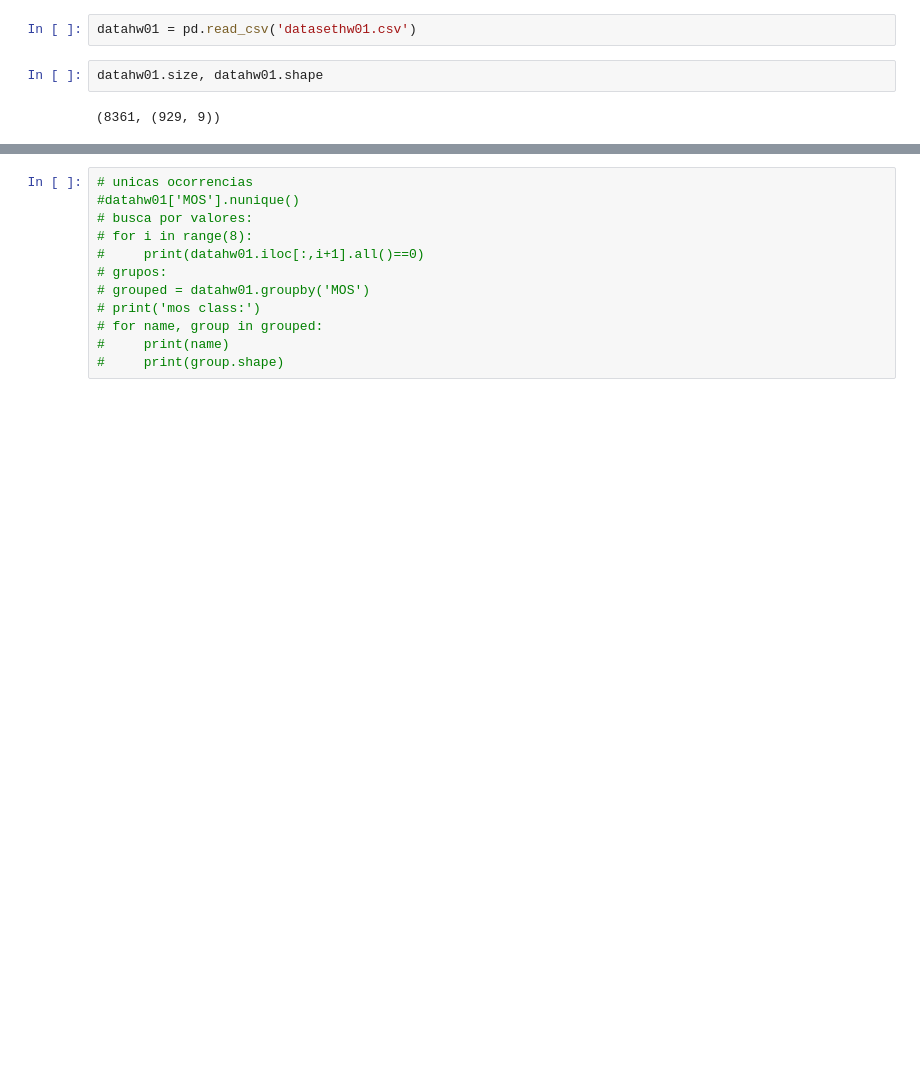
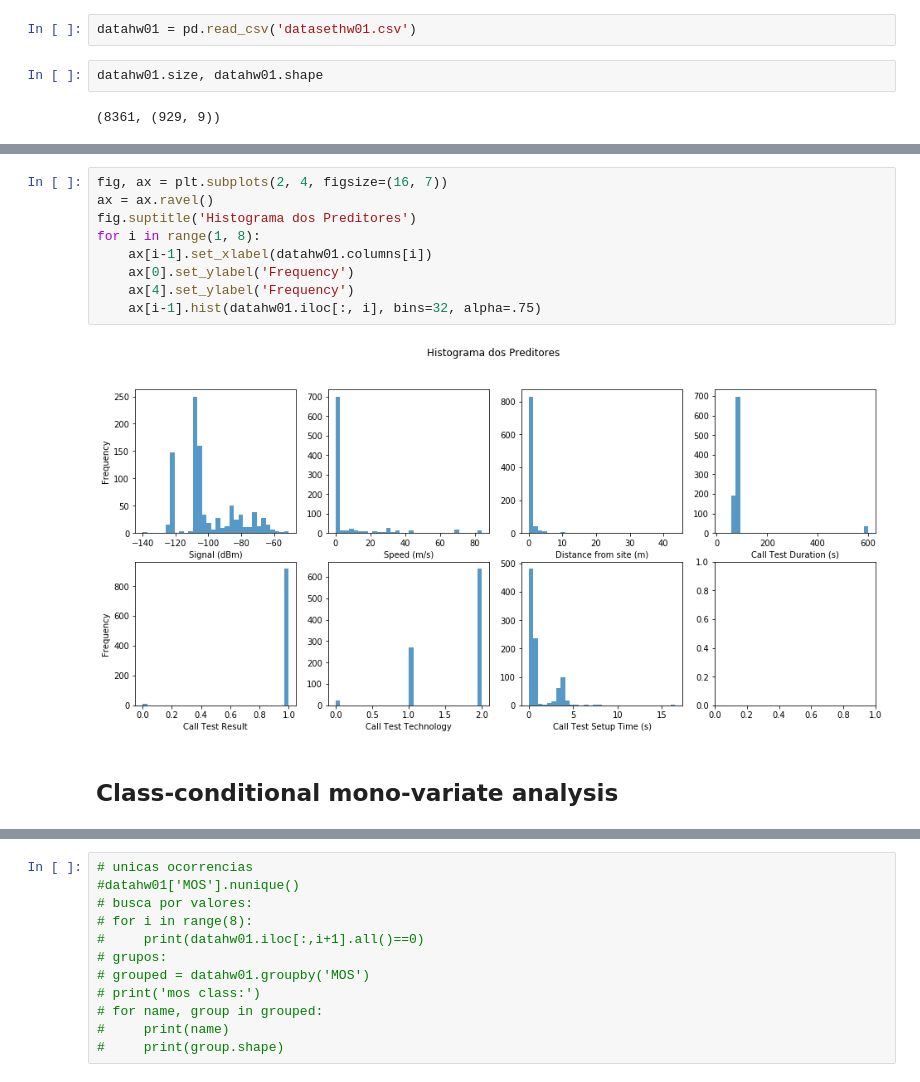
Before and after one commit to ezequiasjunior/ica2019.2, a Jupyter notebook: data_preprocess.ipynb, the cells around one changed output, grey strips where cells are left out. Saved outputs shown, nothing was run; the diff lists cells and outputs as text; blank space fills up the shorter version.

Commit message:
unc_mono-var_analysis

```diff
--- a/data_preprocess.ipynb
+++ b/data_preprocess.ipynb
@@ -19,0 +33,13 @@ datahw01.head()
+# %%
+fig, ax = plt.subplots(2, 4, figsize=(16, 7))
+ax = ax.ravel()
+fig.suptitle('Histograma dos Preditores')
+for i in range(1, 8):
+    ax[i-1].set_xlabel(datahw01.columns[i])
+    ax[0].set_ylabel('Frequency')
+    ax[4].set_ylabel('Frequency')
+    ax[i-1].hist(datahw01.iloc[:, i], bins=32, alpha=.75)
+# %% [output]
+[figure, added]
+# %% [markdown]
+## Class-conditional mono-variate analysis
```
Also changed, not shown: parts of 6 cells of this notebook.
